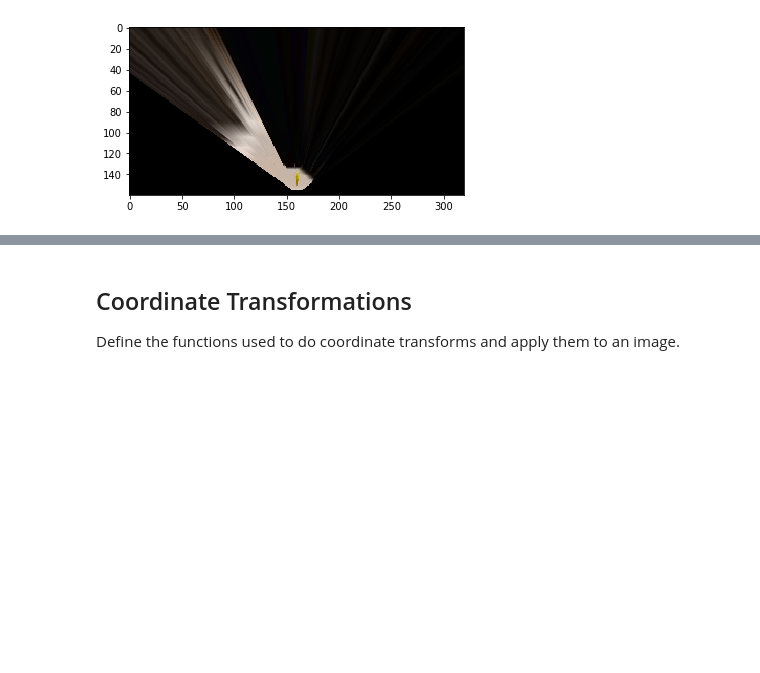
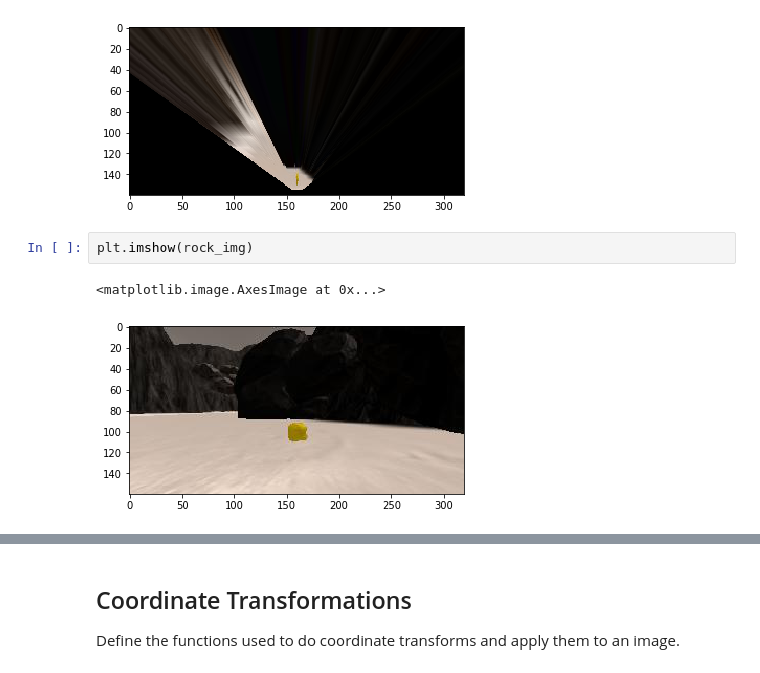
Before and after one commit to hongta/Robotics, a Jupyter notebook: code/Rover_Project_Test_Notebook.ipynb, the cells around one changed output, grey strips where cells are left out. Drawn from its saved outputs; the diff is of its cells as text; blank space fills up the shorter version.

```diff
--- a/code/Rover_Project_Test_Notebook.ipynb
+++ b/code/Rover_Project_Test_Notebook.ipynb
@@ -156,3 +177,8 @@ plt.imshow(rock_warped)
 # %% [output]
 <matplotlib.image.AxesImage at 0x...>
 [figure]
+# %%
+plt.imshow(rock_img)
+# %% [output]
+<matplotlib.image.AxesImage at 0x...>
+[figure, added]
```
Also changed, not shown: parts of 10 cells of this notebook.
